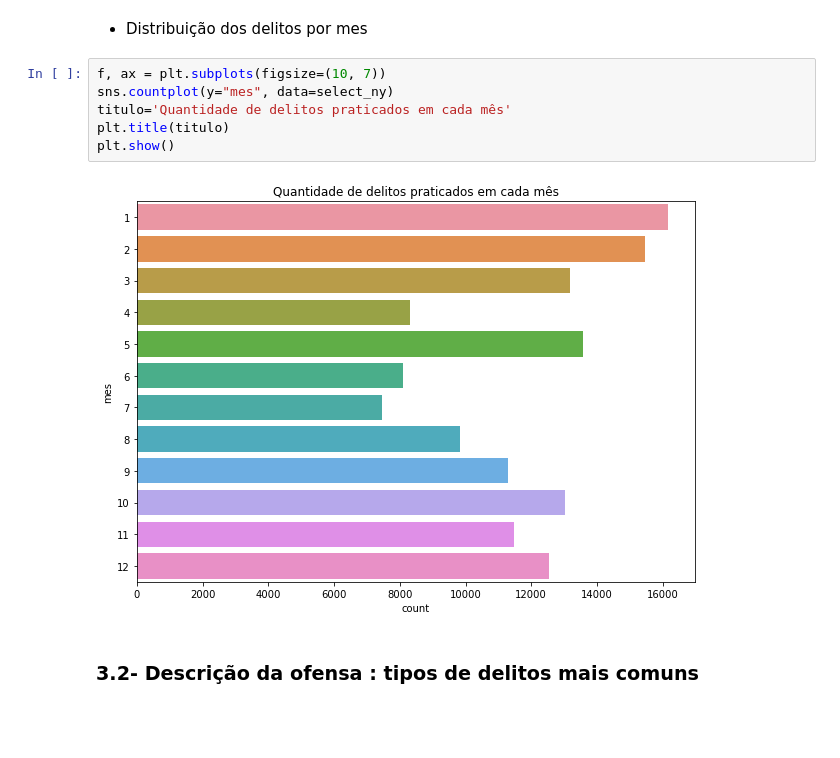
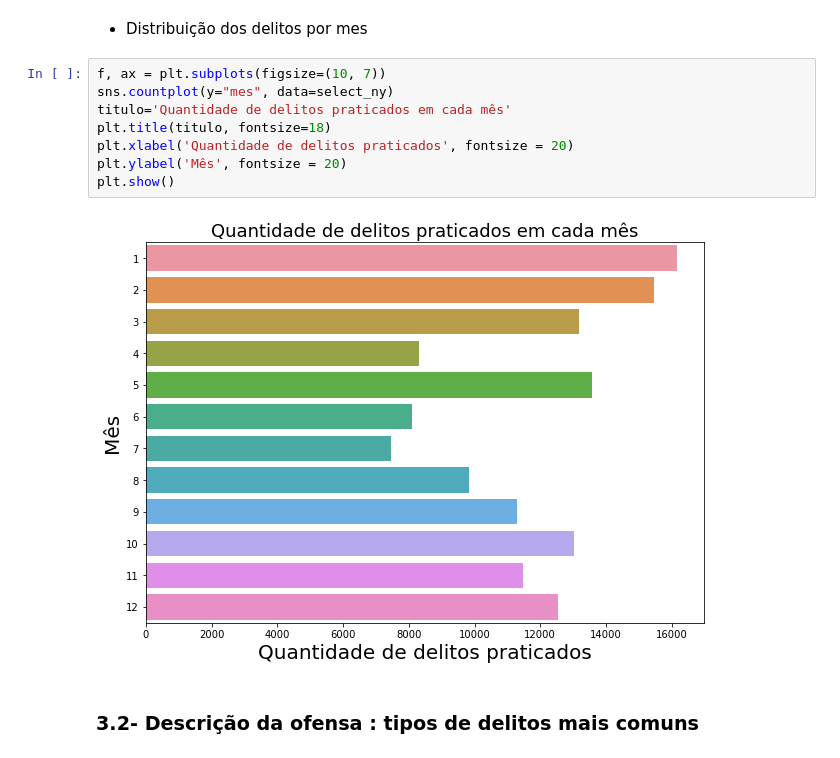
Before and after one commit to robertferro/delitos_ny_2020, a Jupyter notebook: EDA_delitos_NYC.ipynb, the cells around one changed output. Drawn from its saved outputs; the diff is of its cells as text; blank space fills up the shorter version.

```diff
--- a/EDA_delitos_NYC.ipynb
+++ b/EDA_delitos_NYC.ipynb
@@ -143,11 +150,13 @@ select_ny.shape
 # %%
 f, ax = plt.subplots(figsize=(10, 7))
 sns.countplot(y="mes", data=select_ny)
 titulo='Quantidade de delitos praticados em cada mês'
-plt.title(titulo)
+plt.title(titulo, fontsize=18)
+plt.xlabel('Quantidade de delitos praticados', fontsize = 20)
+plt.ylabel('Mês', fontsize = 20)
 plt.show()
 # %% [output]
-[figure, old version]
+[figure, new version]
 # %% [markdown]
 ### 3.2- Descrição da ofensa :  tipos de delitos mais comuns
 # %%
```
Also changed, not shown: parts of 7 cells of this notebook.
